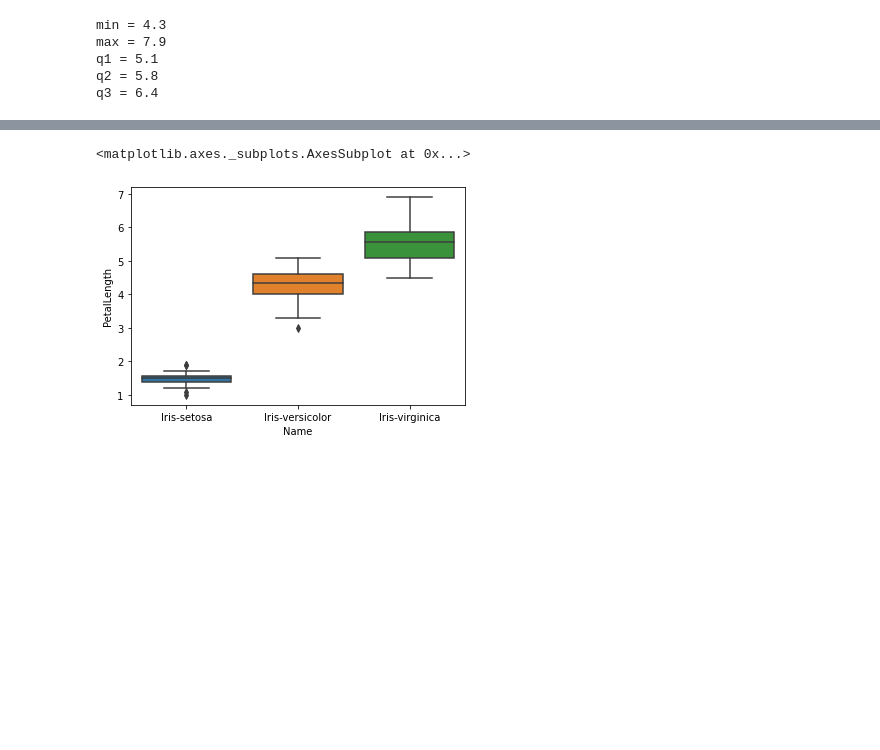
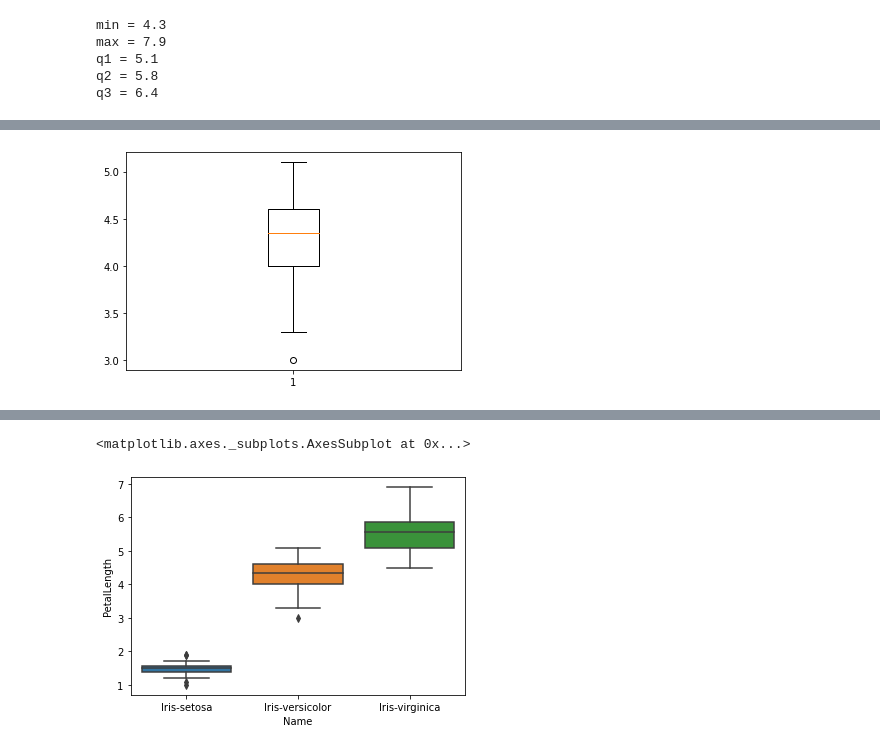
Before and after one commit to jittakorn-ch/data_viz_2022, a Jupyter notebook: DataViz02_Data_Distribution.ipynb, the cells around one changed output, grey strips where cells are left out. Saved outputs shown, nothing was run; the diff lists cells and outputs as text; code cells hidden in the pictures; blank space fills up the shorter version.

```diff
--- a/DataViz02_Data_Distribution.ipynb
+++ b/DataViz02_Data_Distribution.ipynb
@@ -300,0 +338,5 @@ q3 = 6.4
+# %%
+versicolor = df[df['Name']=='Iris-versicolor']
+plt.boxplot(versicolor['PetalLength']);
+# %% [output]
+[figure, added]
```
Also changed, not shown: parts of 16 cells of this notebook.
